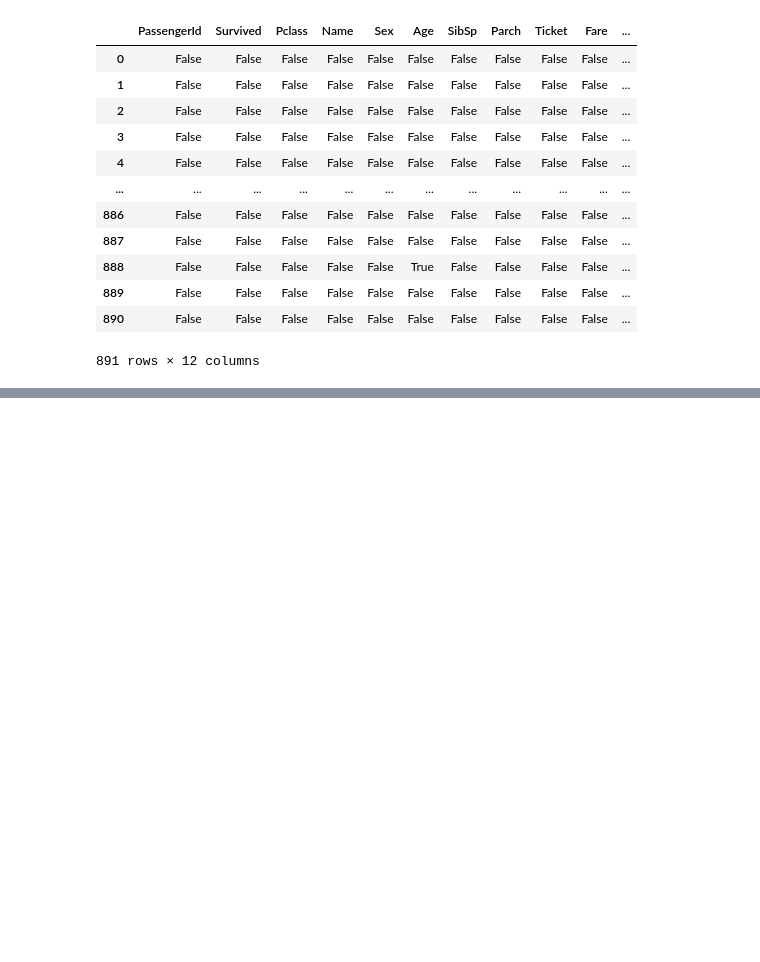
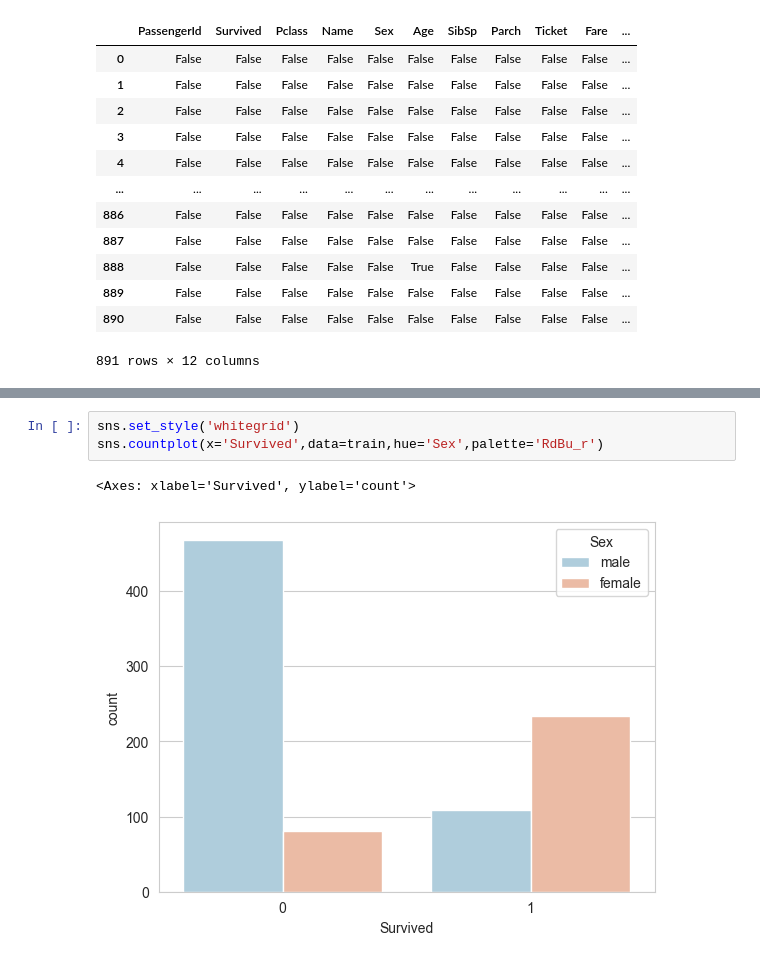
Before and after one commit to MIpaltan007/ML, a Jupyter notebook: Handling_Missing_Values_Logistic_Regression.ipynb, the cells around one changed output, grey strips where cells are left out. Saved outputs shown, nothing was run; the diff lists cells and outputs as text; blank space fills up the shorter version.

```diff
--- a/Handling_Missing_Values_Logistic_Regression.ipynb
+++ b/Handling_Missing_Values_Logistic_Regression.ipynb
@@ -42,0 +61,6 @@ train.tail()
+# %%
+sns.set_style('whitegrid')
+sns.countplot(x='Survived',data=train,hue='Sex',palette='RdBu_r')
+# %% [output]
+<Axes: xlabel='Survived', ylabel='count'>
+[figure, added]
```
Also changed, not shown: parts of 6 cells of this notebook.
